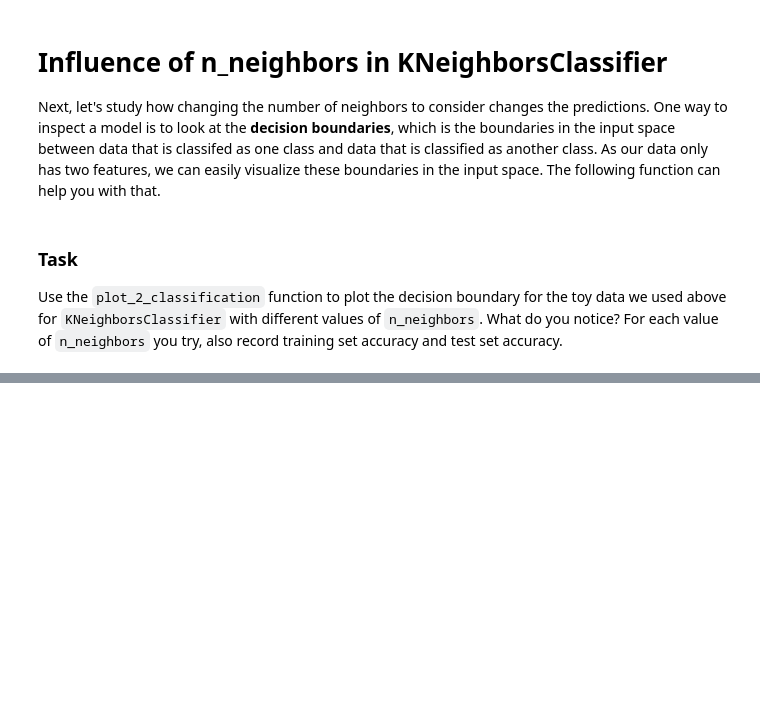
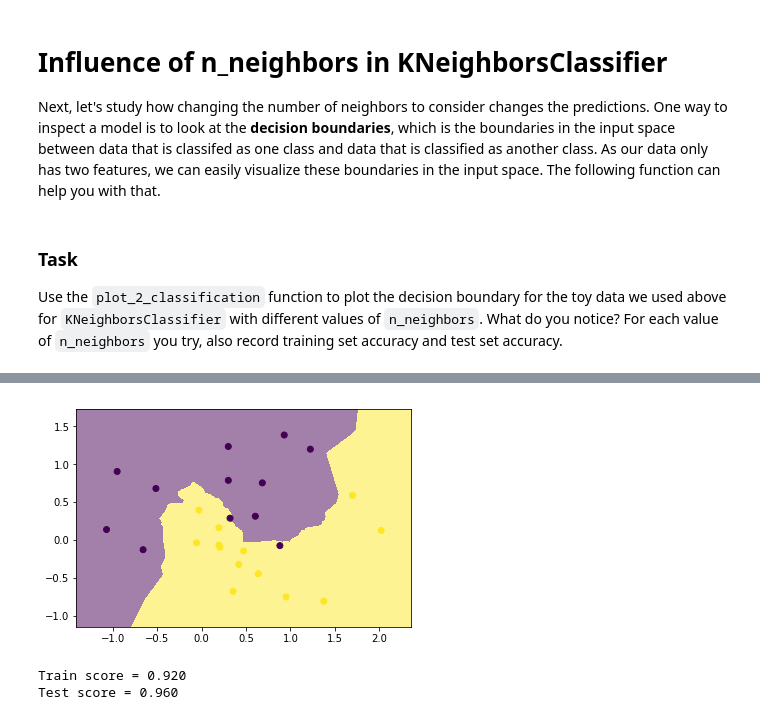
Before and after one commit to Larry201608/Columbia-Data-Science-Bootcamp, a Jupyter notebook: notebooks/day2-lab2-nearest-neighbors.ipynb, the cells around one changed output, grey strips where cells are left out. Saved outputs shown, nothing was run; the diff lists cells and outputs as text; code cells hidden in the pictures; blank space fills up the shorter version.

```diff
--- a/notebooks/day2-lab2-nearest-neighbors.ipynb
+++ b/notebooks/day2-lab2-nearest-neighbors.ipynb
@@ -132,0 +125,15 @@ plot_2d_classification(knc5, X_test)
+# %%
+plot_2d_classification(knc5, X_test)
+plt.scatter(X_test[:, 0], X_test[:, 1], c=y_test)
+plt.show()
+# %% [output]
+[figure, added]
+# %%
+# 10 Neighbors
+knc10 = KNeighborsClassifier(n_neighbors=10)
+knc10.fit(X_train, y_train)
+print("Train score = {0:.3f}".format(knc10.score(X_train, y_train)))
+print("Test score = {0:.3f}".format(knc10.score(X_test, y_test)))
+# %% [output]
+Train score = 0.920
+Test score = 0.960
```
Also changed, not shown: parts of 12 cells of this notebook.
